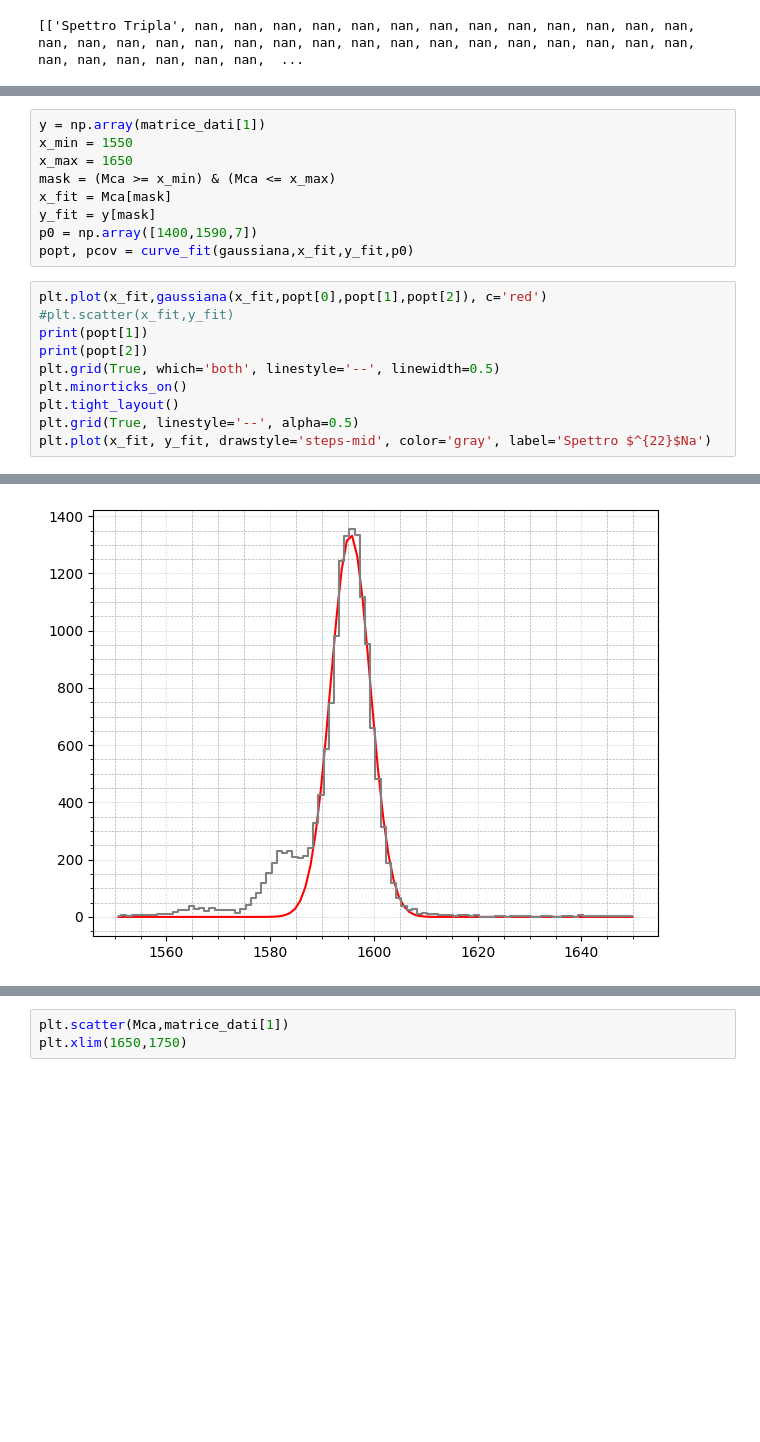
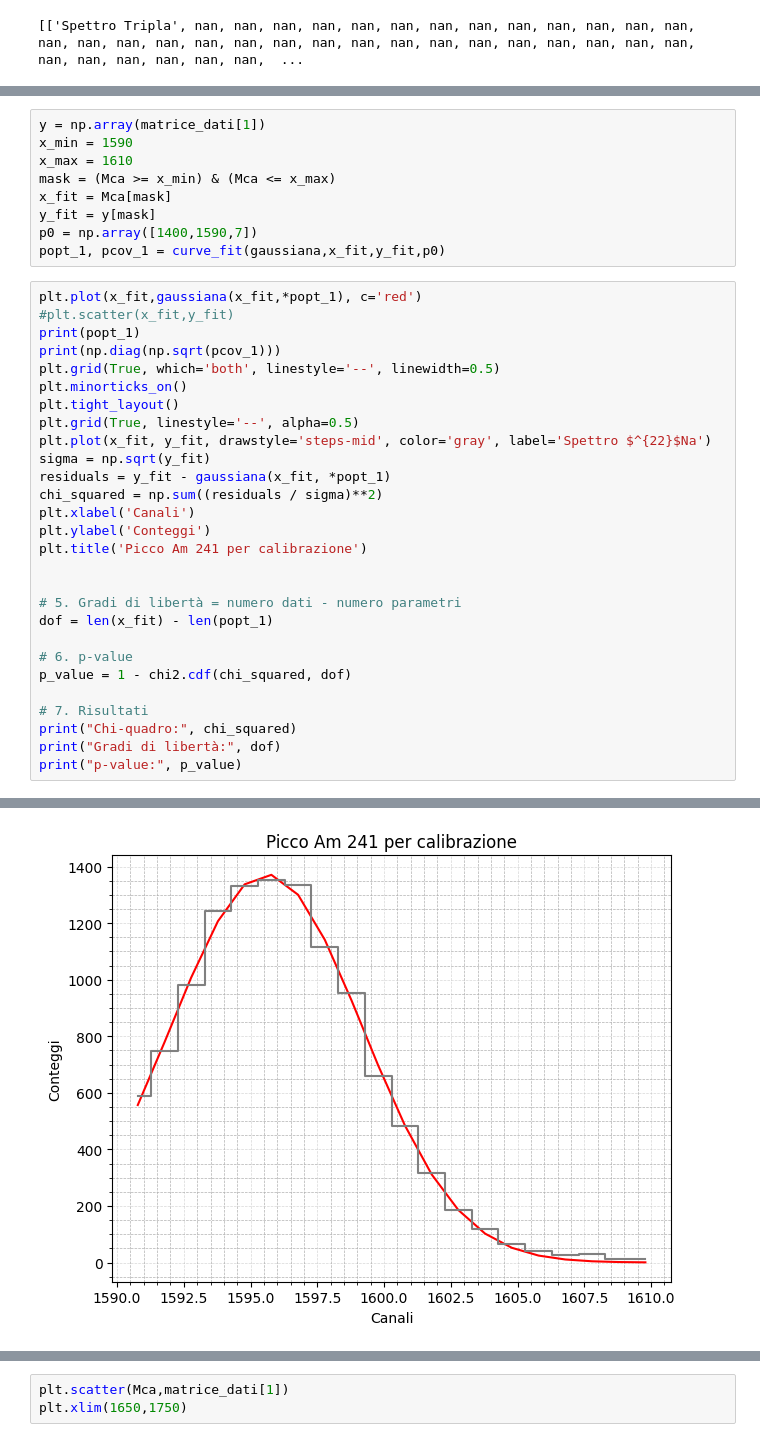
Before and after one commit to amberymoon/diamante, a Jupyter notebook: Diamante.ipynb, the cells around one changed output, grey strips where cells are left out. Drawn from its saved outputs; the diff is of its cells as text; blank space fills up the shorter version.

```diff
--- a/Diamante.ipynb
+++ b/Diamante.ipynb
@@ -117,20 +128,38 @@ plt.xlim(1550,1650)
 # %%
 y = np.array(matrice_dati[1])
-x_min = 1550
-x_max = 1650
+x_min = 1590
+x_max = 1610
 mask = (Mca >= x_min) & (Mca <= x_max)
 x_fit = Mca[mask]
 y_fit = y[mask]
 p0 = np.array([1400,1590,7])
-popt, pcov = curve_fit(gaussiana,x_fit,y_fit,p0)
+popt_1, pcov_1 = curve_fit(gaussiana,x_fit,y_fit,p0)
 # %%
-plt.plot(x_fit,gaussiana(x_fit,popt[0],popt[1],popt[2]), c='red')
+plt.plot(x_fit,gaussiana(x_fit,*popt_1), c='red')
 #plt.scatter(x_fit,y_fit)
-print(popt[1])
-print(popt[2])
+print(popt_1)
+print(np.diag(np.sqrt(pcov_1)))
 plt.grid(True, which='both', linestyle='--', linewidth=0.5)
 plt.minorticks_on()
 plt.tight_layout()
 plt.grid(True, linestyle='--', alpha=0.5)
 plt.plot(x_fit, y_fit, drawstyle='steps-mid', color='gray', label='Spettro $^{22}$Na')
+sigma = np.sqrt(y_fit)
+residuals = y_fit - gaussiana(x_fit, *popt_1)
+chi_squared = np.sum((residuals / sigma)**2)
+plt.xlabel('Canali')
+plt.ylabel('Conteggi')
+plt.title('Picco Am 241 per calibrazione')
+
+
+# 5. Gradi di libertà = numero dati - numero parametri
+dof = len(x_fit) - len(popt_1)
+
+# 6. p-value
+p_value = 1 - chi2.cdf(chi_squared, dof)
+
+# 7. Risultati
+print("Chi-quadro:", chi_squared)
+print("Gradi di libertà:", dof)
+print("p-value:", p_value)
 # %% [output]
@@ -140,3 +171,3 @@ plt.plot(x_fit, y_fit, drawstyle='steps-mid', color='gray', label='Spettro $^{22
-[figure, old version]
+[figure, new version]
 # %%
 y = np.array(matrice_dati[1])
```
Also changed, not shown: parts of 24 cells of this notebook, 15 other files.
